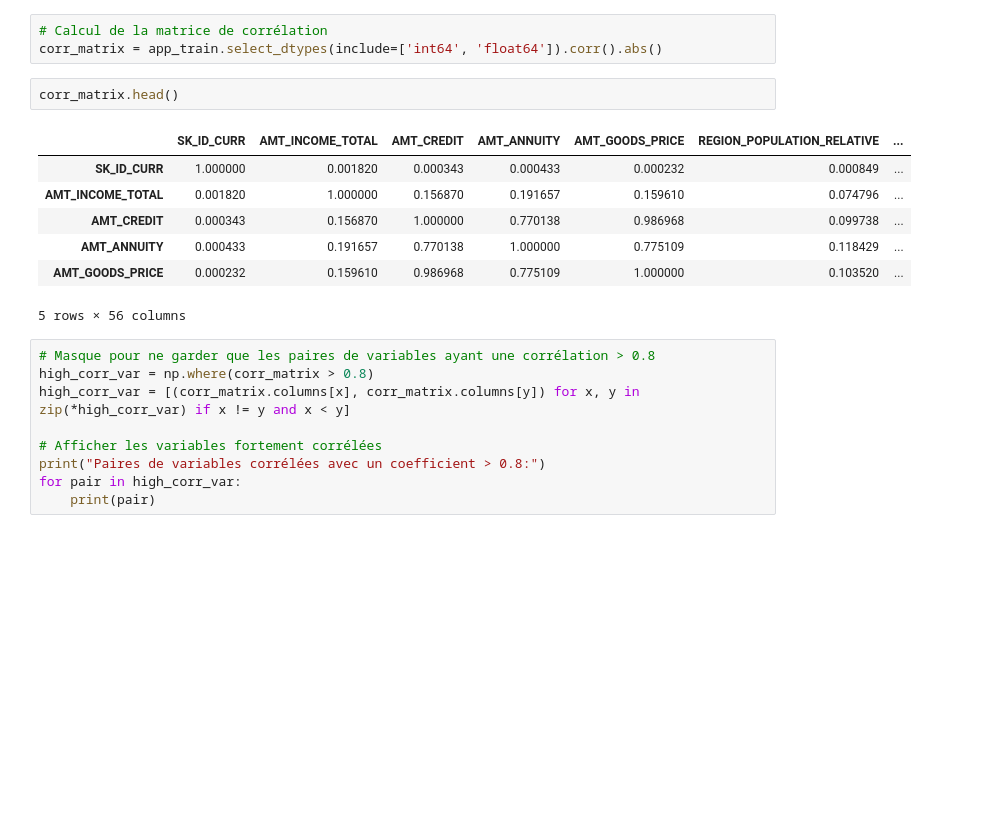
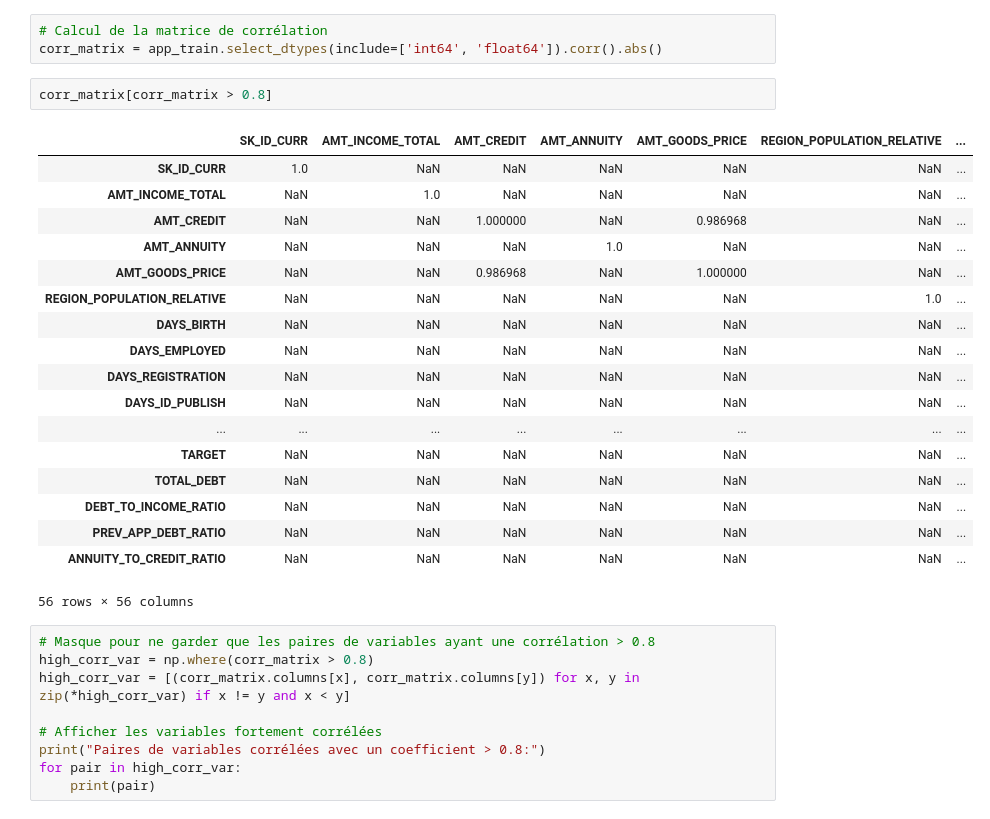
Before and after one commit to amadousysada/scoring-model, a Jupyter notebook: 02_feature_selection.ipynb, the cells around one changed output. Drawn from its saved outputs; the diff is of its cells as text; blank space fills up the shorter version.

```diff
--- a/02_feature_selection.ipynb
+++ b/02_feature_selection.ipynb
@@ -98,16 +93,27 @@ dtype: object
 # %%
 # Calcul de la matrice de corrélation
 corr_matrix = app_train.select_dtypes(include=['int64', 'float64']).corr().abs()
-# %%
-corr_matrix.head()
-# %% [output]
-|  | SK_ID_CURR | AMT_INCOME_TOTAL | AMT_CREDIT | AMT_ANNUITY | AMT_GOODS_PRICE | REGION_POPULATION_RELATIVE | ... |
-| SK_ID_CURR | 1.000000 | 0.001820 | 0.000343 | 0.000433 | 0.000232 | 0.000849 | ... |
-| AMT_INCOME_TOTAL | 0.001820 | 1.000000 | 0.156870 | 0.191657 | 0.159610 | 0.074796 | ... |
-| AMT_CREDIT | 0.000343 | 0.156870 | 1.000000 | 0.770138 | 0.986968 | 0.099738 | ... |
-| AMT_ANNUITY | 0.000433 | 0.191657 | 0.770138 | 1.000000 | 0.775109 | 0.118429 | ... |
-| AMT_GOODS_PRICE | 0.000232 | 0.159610 | 0.986968 | 0.775109 | 1.000000 | 0.103520 | ... |
-5 rows × 56 columns
+# %%
+corr_matrix[corr_matrix > 0.8]
+# %% [output]
+|  | SK_ID_CURR | AMT_INCOME_TOTAL | AMT_CREDIT | AMT_ANNUITY | AMT_GOODS_PRICE | REGION_POPULATION_RELATIVE | ... |
+| SK_ID_CURR | 1.0 | NaN | NaN | NaN | NaN | NaN | ... |
+| AMT_INCOME_TOTAL | NaN | 1.0 | NaN | NaN | NaN | NaN | ... |
+| AMT_CREDIT | NaN | NaN | 1.000000 | NaN | 0.986968 | NaN | ... |
+| AMT_ANNUITY | NaN | NaN | NaN | 1.0 | NaN | NaN | ... |
+| AMT_GOODS_PRICE | NaN | NaN | 0.986968 | NaN | 1.000000 | NaN | ... |
+| REGION_POPULATION_RELATIVE | NaN | NaN | NaN | NaN | NaN | 1.0 | ... |
+| DAYS_BIRTH | NaN | NaN | NaN | NaN | NaN | NaN | ... |
+| DAYS_EMPLOYED | NaN | NaN | NaN | NaN | NaN | NaN | ... |
+| DAYS_REGISTRATION | NaN | NaN | NaN | NaN | NaN | NaN | ... |
+| DAYS_ID_PUBLISH | NaN | NaN | NaN | NaN | NaN | NaN | ... |
+| ... | ... | ... | ... | ... | ... | ... | ... |
+| TARGET | NaN | NaN | NaN | NaN | NaN | NaN | ... |
+| TOTAL_DEBT | NaN | NaN | NaN | NaN | NaN | NaN | ... |
+| DEBT_TO_INCOME_RATIO | NaN | NaN | NaN | NaN | NaN | NaN | ... |
+| PREV_APP_DEBT_RATIO | NaN | NaN | NaN | NaN | NaN | NaN | ... |
+| ANNUITY_TO_CREDIT_RATIO | NaN | NaN | NaN | NaN | NaN | NaN | ... |
+56 rows × 56 columns
 # %%
 # Masque pour ne garder que les paires de variables ayant une corrélation > 0.8
 high_corr_var = np.where(corr_matrix > 0.8)
```
Also changed, not shown: parts of 18 cells of this notebook.
